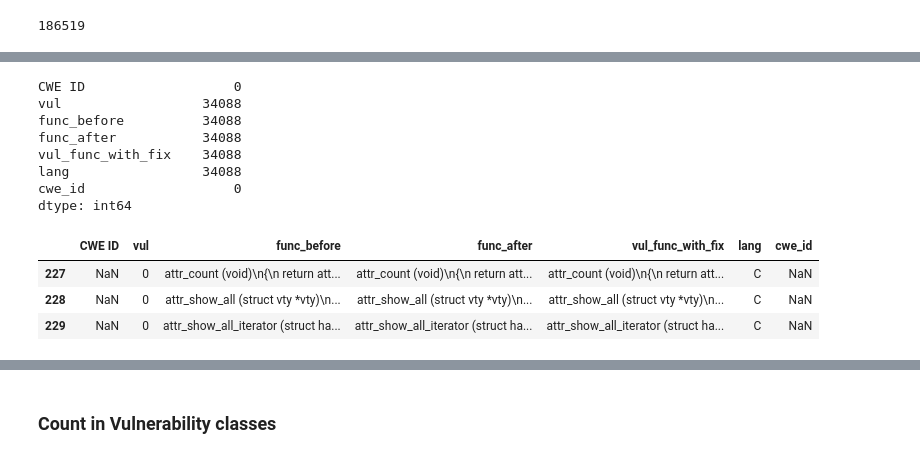
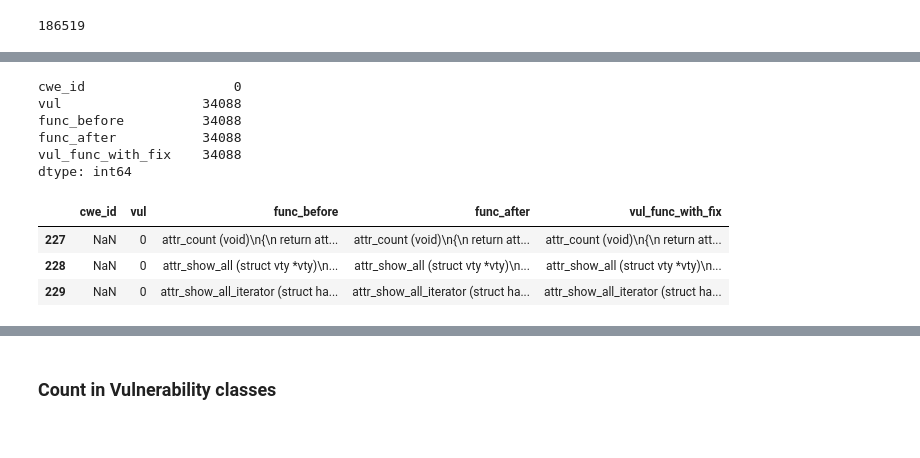
Before and after one commit to seunghee6022/TransVulDet, a Jupyter notebook: data_preprocessing/MSR_preprocessing.ipynb, the cells around one changed output, grey strips where cells are left out. Drawn from its saved outputs; the diff is of its cells as text; code cells hidden in the pictures.

Commit message:
before pull

```diff
--- a/data_preprocessing/MSR_preprocessing.ipynb
+++ b/data_preprocessing/MSR_preprocessing.ipynb
@@ -57,0 +48,5 @@ df.head(5)
+# %%
+# Rename the columns
+df =df.loc[:,['CWE ID','vul','func_before','func_after','vul_func_with_fix']]
+df = df.rename(columns={'CWE ID':'cwe_id'})
+df.head(5)
@@ -58,3 +60,3 @@ df.head(5)
 # %%
-df =df.loc[:,['CWE ID','vul','func_before','func_after','vul_func_with_fix','lang']]
-df.head(10)
+# df =df.loc[:,['CWE ID','vul','func_before']]
+# df.head(10)
@@ -197,7 +187,7 @@ nan_df
 # 4. how many wrong data exsit?
 # 4-1. CWE ID == NaN & vul == 1 : vulnerable but no CWE info
 
-no_cwe_vul = df[(df['CWE ID'].isna()) & (df['vul'] == 1)]
+no_cwe_vul = df[(df['cwe_id'].isna()) & (df['vul'] == 1)]
 print(no_cwe_vul.count())
 no_cwe_vul.head(3)
 # %% [output]
@@ -247,12 +234,11 @@ dtype: int64
 # %% [markdown]
 ### Add a new cwe id column for labeling exceptional cases
 # %%
-index_list = list(cwe_with_non_vul.index)
+# index_list = list(cwe_with_non_vul.index)
 
-df['cwe_id'] = df['CWE ID']
-# iterate over the index_list and add "-non-vul" to the current value of "cwe_id"
-for i in index_list:
-    df.loc[i, 'cwe_id'] = "non-vulnerable"
+# # iterate over the index_list and add "-non-vul" to the current value of "cwe_id"
+# for i in index_list:
+#     df.loc[i, 'cwe_id'] = "non-vulnerable"
 # %%
 # 3. check the relationship between vul==0 and CWE_ID==nan
 cwe_new_list = df['cwe_id'].unique().tolist()
@@ -272,20 +258,18 @@ Original # of cwe id: 92,
 # %%
-no_cwe_with_non_vul = df[(df['CWE ID'].isna()) & (df['vul'] == 0)]
+no_cwe_with_non_vul = df[(df['cwe_id'].isna()) & (df['vul'] == 0)]
 print(no_cwe_with_non_vul.count())
 no_cwe_with_non_vul.head(3)
 # %% [output]
-CWE ID                   0
+cwe_id                   0
 vul                  34088
 func_before          34088
 func_after           34088
 vul_func_with_fix    34088
-lang                 34088
-cwe_id                   0
 dtype: int64
-|  | CWE ID | vul | func_before | func_after | vul_func_with_fix | lang | cwe_id |
-| 227 | NaN | 0 | attr_count (void)\n{\n return att... | attr_count (void)\n{\n return att... | attr_count (void)\n{\n return att... | C | NaN |
-| 228 | NaN | 0 | attr_show_all (struct vty *vty)\n... | attr_show_all (struct vty *vty)\n... | attr_show_all (struct vty *vty)\n... | C | NaN |
-| 229 | NaN | 0 | attr_show_all_iterator (struct ha... | attr_show_all_iterator (struct ha... | attr_show_all_iterator (struct ha... | C | NaN |
+|  | cwe_id | vul | func_before | func_after | vul_func_with_fix |
+| 227 | NaN | 0 | attr_count (void)\n{\n return att... | attr_count (void)\n{\n return att... | attr_count (void)\n{\n return att... |
+| 228 | NaN | 0 | attr_show_all (struct vty *vty)\n... | attr_show_all (struct vty *vty)\n... | attr_show_all (struct vty *vty)\n... |
+| 229 | NaN | 0 | attr_show_all_iterator (struct ha... | attr_show_all_iterator (struct ha... | attr_show_all_iterator (struct ha... |
 # %%
 # iterate over the index_list and add "-non-vul" to the current value of "CWE ID"
 non_vul_index_list = list(no_cwe_with_non_vul.index)
```
Also changed, not shown: parts of 26 cells of this notebook, 9 other files.
